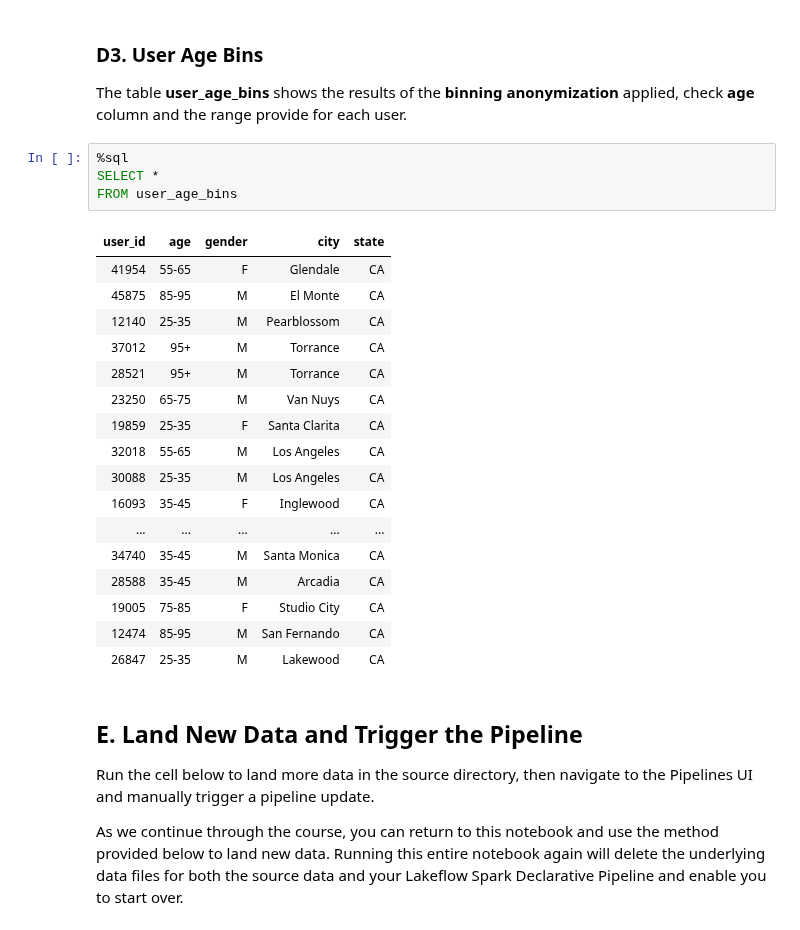
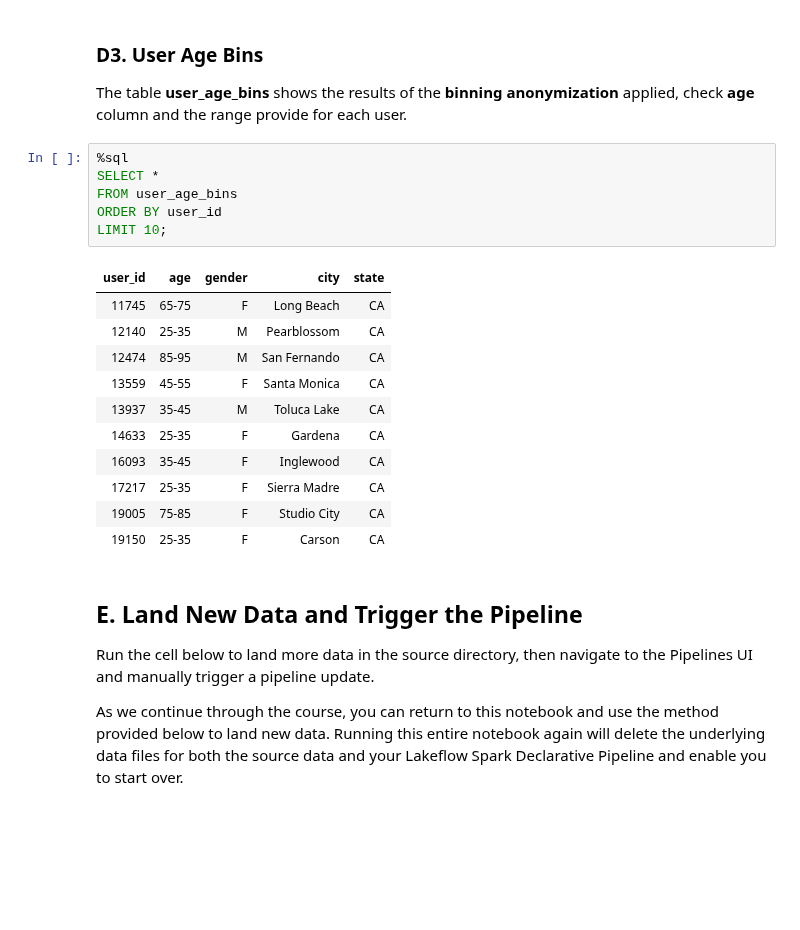
Before and after one commit to KevinShindel/DataEngineering, a Jupyter notebook: DatabricksAdvanced/LABS/DP 1.2 - PII Data Security.ipynb, the cells around one changed output. Cells and saved outputs as stored; diff of their text form; blank space fills up the shorter version.

```diff
--- a/DatabricksAdvanced/LABS/DP 1.2 - PII Data Security.ipynb
+++ b/DatabricksAdvanced/LABS/DP 1.2 - PII Data Security.ipynb
@@ -365,25 +360,21 @@ The table **user_age_bins** shows the results of the **binning anonymization** a
 # %%
 %sql
 SELECT *
 FROM user_age_bins
+ORDER BY user_id
+LIMIT 10;
 # %% [output]
 | user_id | age | gender | city | state |
-| 41954 | 55-65 | F | Glendale | CA |
-| 45875 | 85-95 | M | El Monte | CA |
+| 11745 | 65-75 | F | Long Beach | CA |
 | 12140 | 25-35 | M | Pearblossom | CA |
-| 37012 | 95+ | M | Torrance | CA |
-| 28521 | 95+ | M | Torrance | CA |
-| 23250 | 65-75 | M | Van Nuys | CA |
-| 19859 | 25-35 | F | Santa Clarita | CA |
-| 32018 | 55-65 | M | Los Angeles | CA |
-| 30088 | 25-35 | M | Los Angeles | CA |
+| 12474 | 85-95 | M | San Fernando | CA |
+| 13559 | 45-55 | F | Santa Monica | CA |
+| 13937 | 35-45 | M | Toluca Lake | CA |
+| 14633 | 25-35 | F | Gardena | CA |
 | 16093 | 35-45 | F | Inglewood | CA |
-| ... | ... | ... | ... | ... |
-| 34740 | 35-45 | M | Santa Monica | CA |
-| 28588 | 35-45 | M | Arcadia | CA |
+| 17217 | 25-35 | F | Sierra Madre | CA |
 | 19005 | 75-85 | F | Studio City | CA |
-| 12474 | 85-95 | M | San Fernando | CA |
-| 26847 | 25-35 | M | Lakewood | CA |
+| 19150 | 25-35 | F | Carson | CA |
 # %% [markdown]
 ## E. Land New Data and Trigger the Pipeline
 
```
Also changed, not shown: parts of 8 cells of this notebook, 17 other files.
